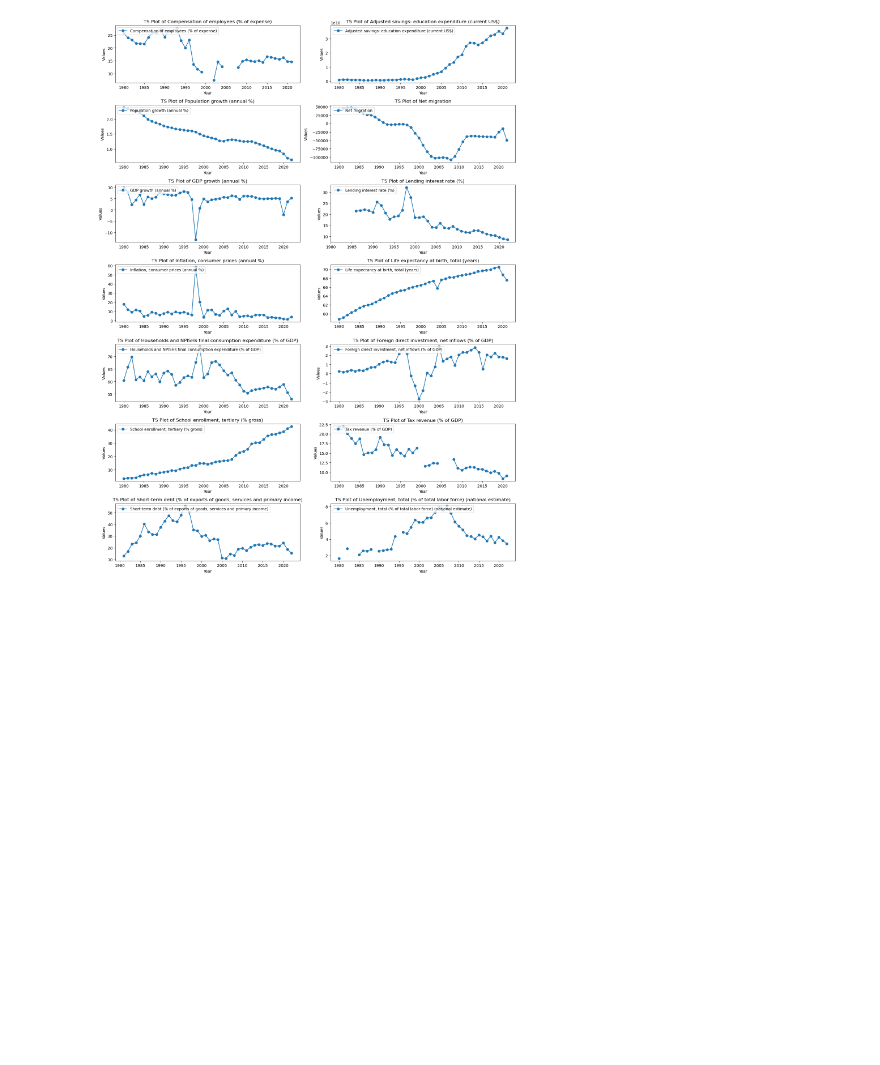
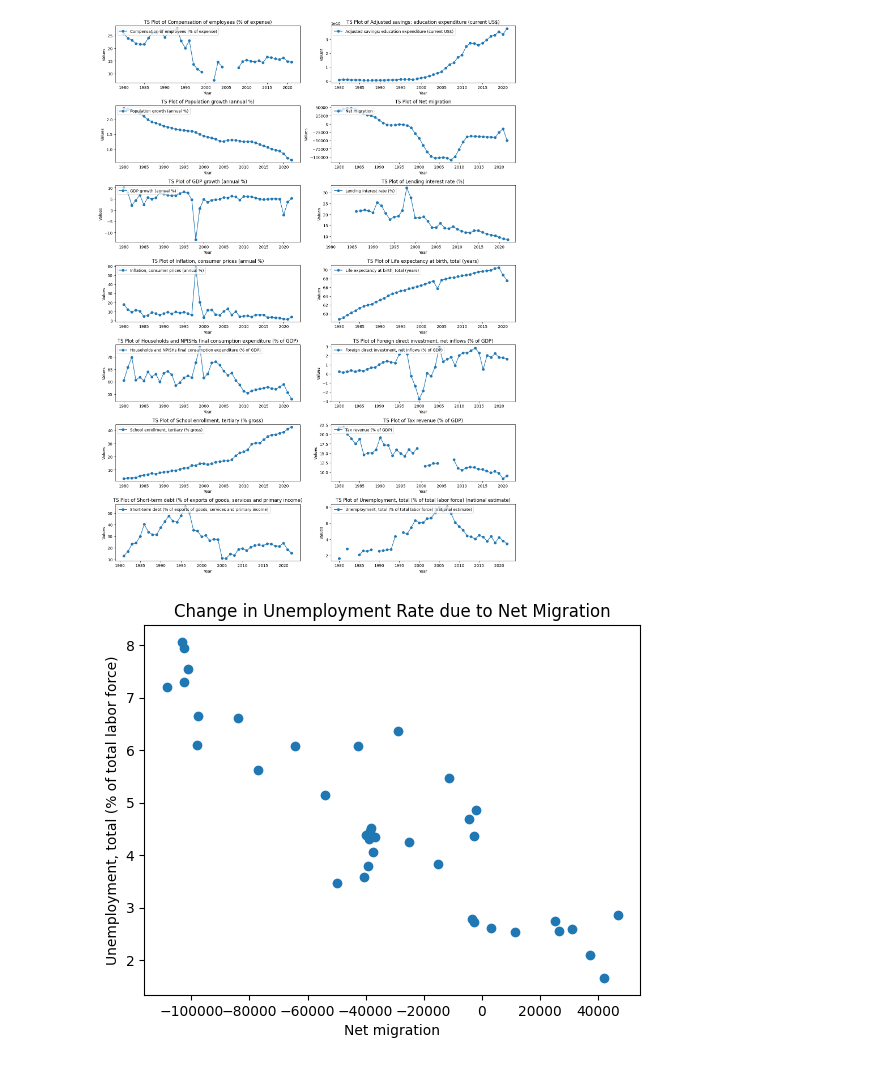
Before and after one commit to cmulya/DATA583-Project, a Jupyter notebook: Project Files/DATA_583_EDA.ipynb, the cells around one changed output. Cells and saved outputs as stored; diff of their text form; code cells hidden in the pictures; blank space fills up the shorter version.

Commit message:
added bivariate plots

```diff
--- a/Project Files/DATA_583_EDA.ipynb
+++ b/Project Files/DATA_583_EDA.ipynb
@@ -346,3 +323,10 @@ plt.tight_layout()
 plt.show()
 # %% [output]
 [figure]
+# %%
+plt.scatter(final_df['Net migration'], final_df['Unemployment, total (% of total labor force) (national estimate)'])
+plt.xlabel('Net migration')
+plt.ylabel('Unemployment, total (% of total labor force)')
+plt.title('Change in Unemployment Rate due to Net Migration');
+# %% [output]
+[figure, added]
```
Also changed, not shown: parts of 6 cells of this notebook.
